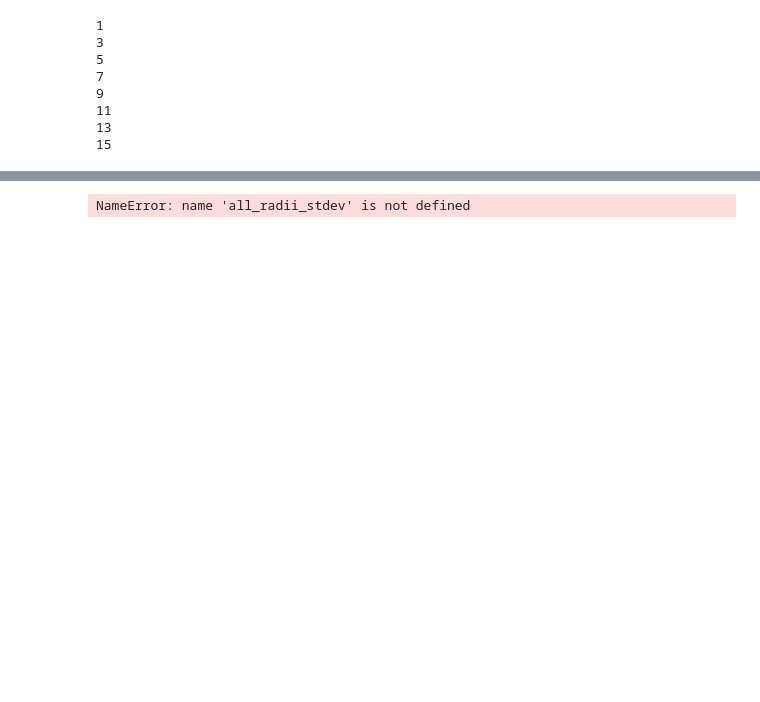
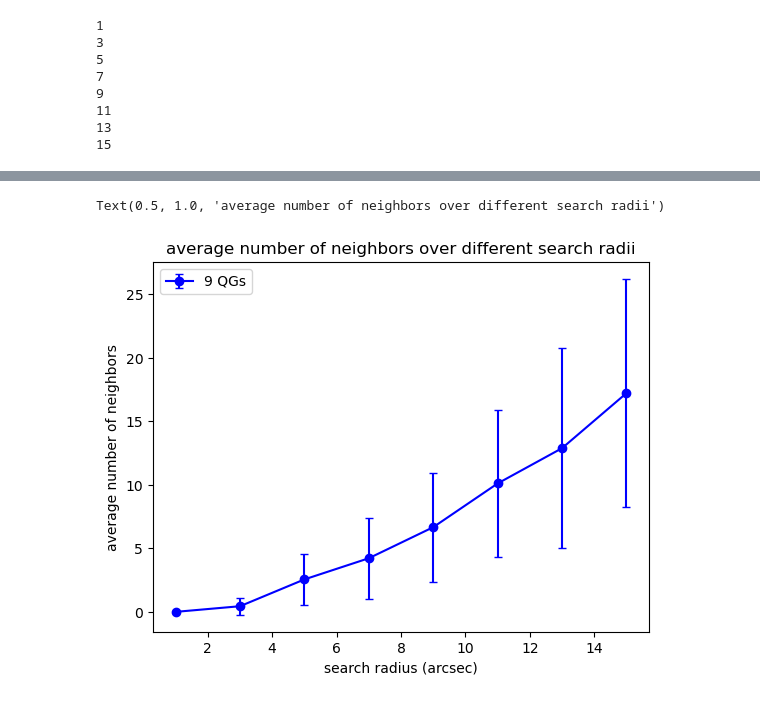
Before and after one commit to nguyenbinh1612/quenched, a Jupyter notebook: background_sampling.ipynb, the cells around one changed output, grey strips where cells are left out. Saved outputs shown, nothing was run; the diff lists cells and outputs as text; code cells hidden in the pictures; blank space fills up the shorter version.

```diff
--- a/background_sampling.ipynb
+++ b/background_sampling.ipynb
@@ -158,11 +158,12 @@ for y in range(np.size(radii_array)):
     real_radii_means[y] = np.mean(case)
     real_radii_stdev[y] = np.std(case)
 # %%
-plt.errorbar(radii_array, all_radii_means, all_radii_stdev, fmt='-o', capsize=3, color='red', label='1000 runs', zorder=1)
+#plt.errorbar(radii_array, all_radii_means, all_radii_stdev, fmt='-o', capsize=3, color='red', label='1000 runs', zorder=1)
 plt.errorbar(radii_array, real_radii_means, real_radii_stdev, fmt='-o', capsize=3, color='blue', label='9 QGs')
 plt.legend()
 plt.xlabel('search radius (arcsec)')
 plt.ylabel('average number of neighbors')
 plt.title('average number of neighbors over different search radii')
 # %% [output]
-NameError: name 'all_radii_stdev' is not defined
+Text(0.5, 1.0, 'average number of neighbors over different search radii')
+[figure, added]
```
Also changed, not shown: parts of 1 cell of this notebook, 23 other files.
